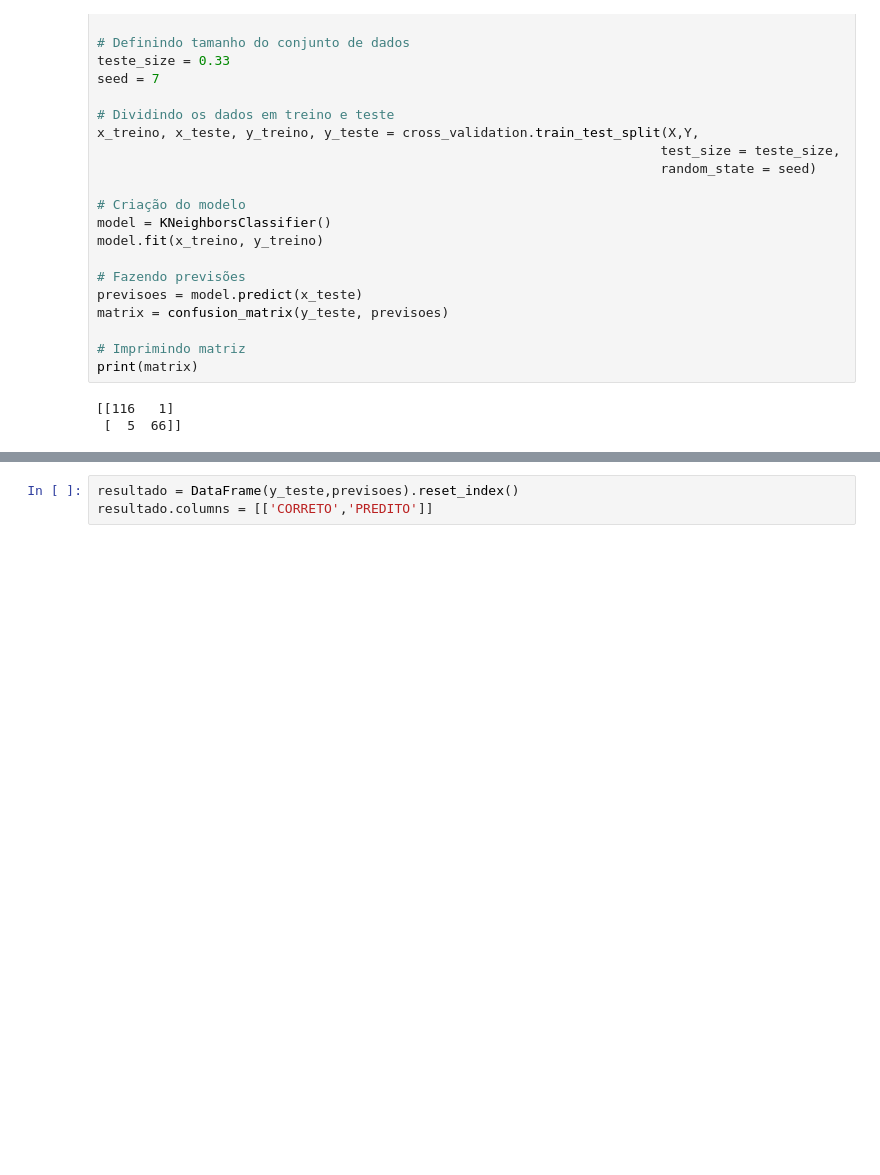
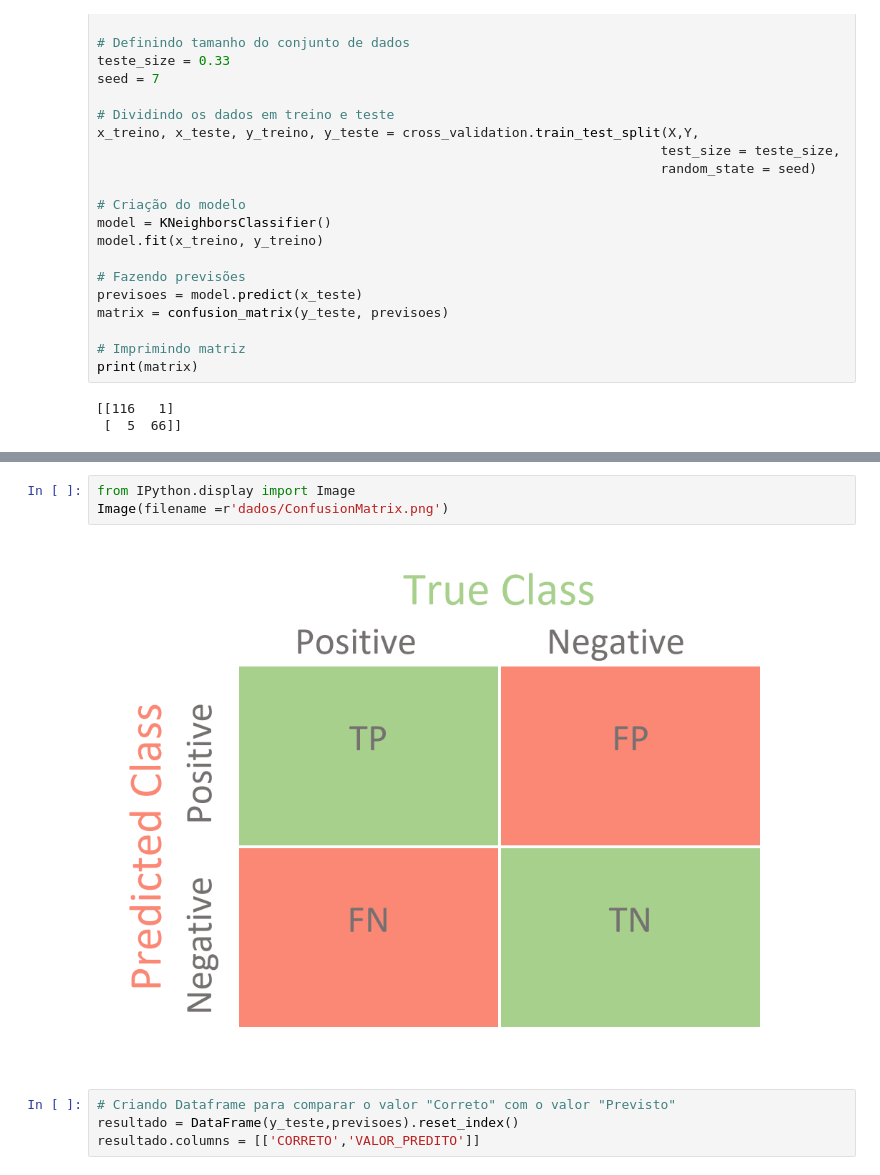
Before and after one commit to JeanJesusTI/-BreastCancer_Analise_Preditiva, a Jupyter notebook: Análise Preditiva - Breast Cancer.ipynb, the cells around one changed output, grey strips where cells are left out. Cells and saved outputs as stored; diff of their text form; blank space fills up the shorter version.

```diff
--- a/Análise Preditiva - Breast Cancer.ipynb
+++ b/Análise Preditiva - Breast Cancer.ipynb
@@ -230,4 +240,10 @@ print(matrix)
+# %%
+from IPython.display import Image
+Image(filename =r'dados/ConfusionMatrix.png')
+# %% [output]
+[figure, added]
 # %%
+# Criando Dataframe para comparar o valor "Correto" com o valor "Previsto"
 resultado = DataFrame(y_teste,previsoes).reset_index()
-resultado.columns = [['CORRETO','PREDITO']]
+resultado.columns = [['CORRETO','VALOR_PREDITO']]
 # %%
```
Also changed, not shown: parts of 8 cells of this notebook.
